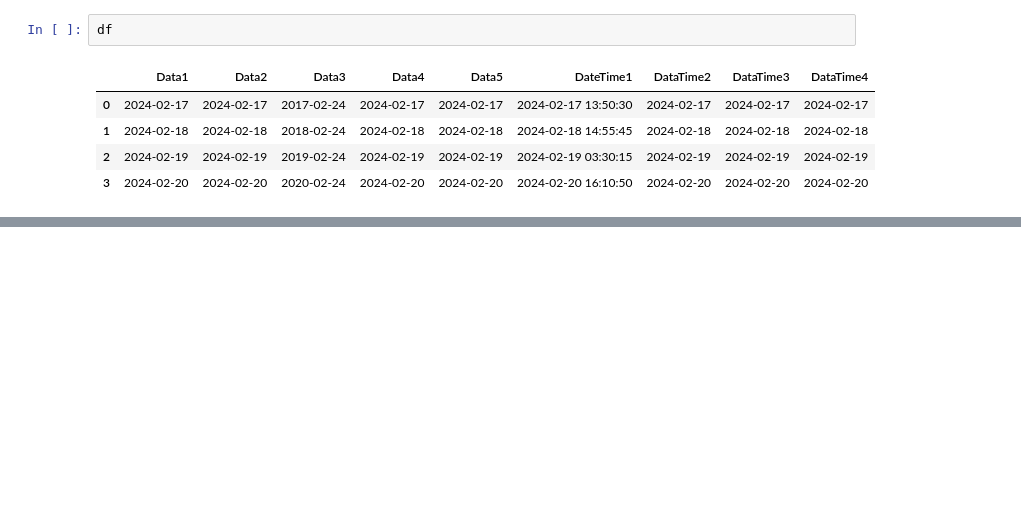
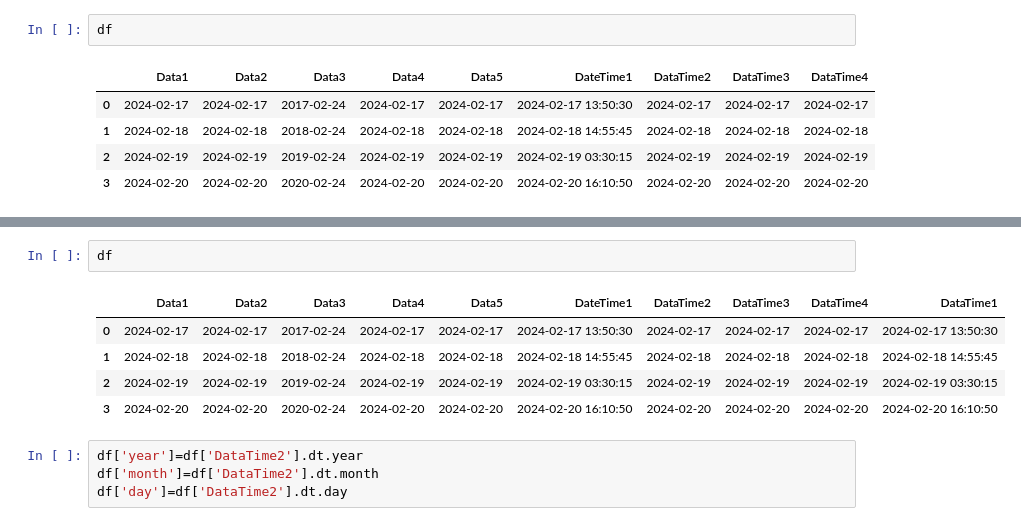
Before and after one commit to gumurytv/bigdataCert, a Jupyter notebook: 빅분기_실기_PART1_연습.ipynb, the cells around one changed output, grey strips where cells are left out. Drawn from its saved outputs; the diff is of its cells as text; blank space fills up the shorter version.

```diff
--- a/빅분기_실기_PART1_연습.ipynb
+++ b/빅분기_실기_PART1_연습.ipynb
@@ -1645,0 +1972,12 @@ df
+# %%
+df
+# %% [output]
+|  | Data1 | Data2 | Data3 | Data4 | Data5 | DateTime1 | DataTime2 | DataTime3 | DataTime4 | DataTime1 |
+| 0 | 2024-02-17 | 2024-02-17 | 2017-02-24 | 2024-02-17 | 2024-02-17 | 2024-02-17 13:50:30 | 2024-02-17 | 2024-02-17 | 2024-02-17 | 2024-02-17 13:50:30 |
+| 1 | 2024-02-18 | 2024-02-18 | 2018-02-24 | 2024-02-18 | 2024-02-18 | 2024-02-18 14:55:45 | 2024-02-18 | 2024-02-18 | 2024-02-18 | 2024-02-18 14:55:45 |
+| 2 | 2024-02-19 | 2024-02-19 | 2019-02-24 | 2024-02-19 | 2024-02-19 | 2024-02-19 03:30:15 | 2024-02-19 | 2024-02-19 | 2024-02-19 | 2024-02-19 03:30:15 |
+| 3 | 2024-02-20 | 2024-02-20 | 2020-02-24 | 2024-02-20 | 2024-02-20 | 2024-02-20 16:10:50 | 2024-02-20 | 2024-02-20 | 2024-02-20 | 2024-02-20 16:10:50 |
+# %%
+df['year']=df['DataTime2'].dt.year
+df['month']=df['DataTime2'].dt.month
+df['day']=df['DataTime2'].dt.day
```
Also changed, not shown: parts of 108 cells of this notebook.
